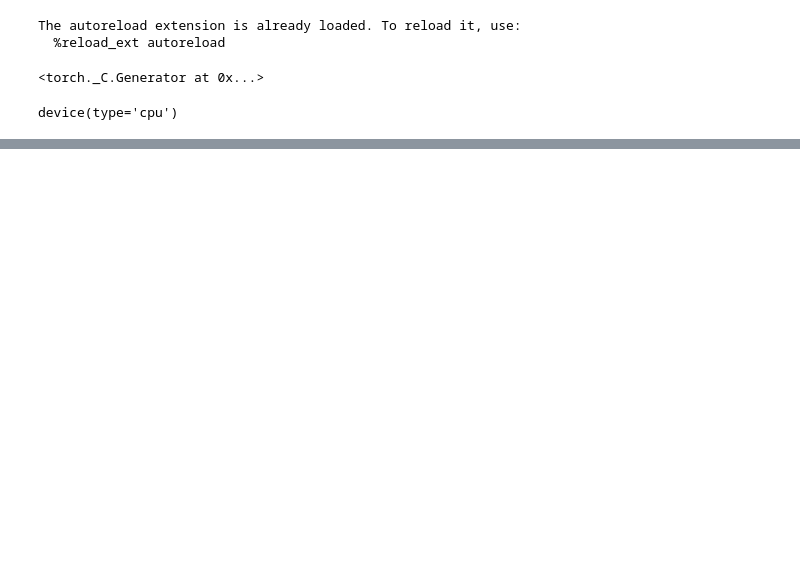
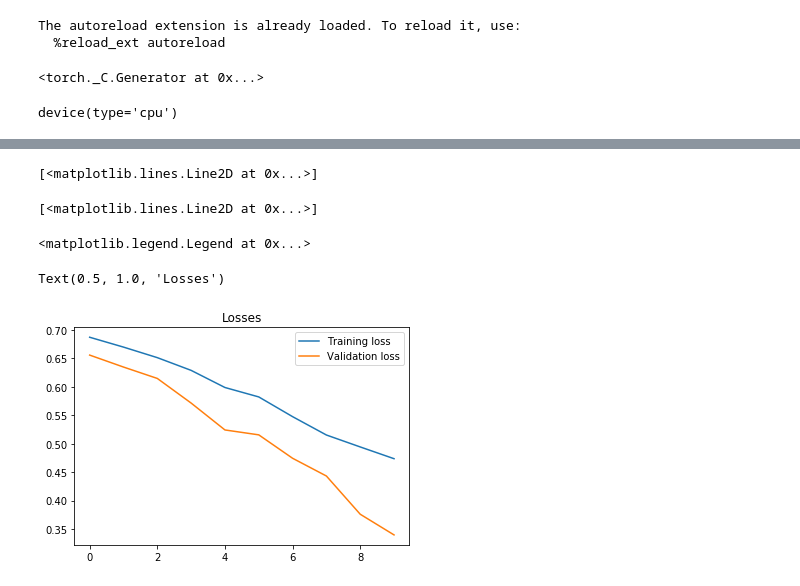
Before and after one commit to suhasgupta791/mids-w251-final-project, a Jupyter notebook: models/Tranformer_based/Bert_CNN_Modeling_Mac.ipynb, the cells around one changed output, grey strips where cells are left out. Cells and saved outputs as stored; diff of their text form; code cells hidden in the pictures; blank space fills up the shorter version.

Commit message:
Custom BERT CNN Model

```diff
--- a/models/Tranformer_based/Bert_CNN_Modeling_Mac.ipynb
+++ b/models/Tranformer_based/Bert_CNN_Modeling_Mac.ipynb
@@ -420,0 +228,4 @@ def generate_batch_data(x, y, batch_size):
+# %%
+y_train = targets_to_tensor(train_df)
+y_val = targets_to_tensor(valid_df)
+y_test = targets_to_tensor(test_df)
@@ -421,13 +276,6 @@ def generate_batch_data(x, y, batch_size):
 # %%
-##### Hyper Tuning
-# embed_num = len(train_dataset)
-# embed_dim = len(train_dataset[0][0])
-# class_num = 2
-# kernel_num = 3
-# kernel_sizes = [2, 3, 4]
-# dropout = 0.5
-# static = True
-
-# lr = 0.001
-# optimizer = torch.optim.Adam(BertCnnModel1.parameters(), lr=lr)
-# loss_fn = nn.BCELoss()
+n_epochs = 10
+batch_size = 10
+lr = 0.001
+optimizer = torch.optim.Adam(BertCnnModel.parameters(), lr=lr)
+loss_fn = nn.BCELoss()
@@ -436,16 +282,13 @@ def generate_batch_data(x, y, batch_size):
 # %%
 train_losses, val_losses = [], []
 
-for epoch in range(max_epochs):
+for epoch in range(n_epochs):
     start_time = time.time()
     train_loss = 0
 
-    BertCnnModel1.train(True)
-#     for sample in train_data_tokenized:
-#         y_pred = BertCnnModel1.forward(sample)
-    for x_batch, y_batch, batch in generate_batch_data(train_data_tokenized, train_labels, params['batch_size']):
-        print(x_batch)
-        y_pred = BertCnnModel1(x_batch)
+    BertCnnModel.train(True)
+    for x_batch, y_batch, batch in generate_batch_data(x_train, y_train, batch_size):
+        y_pred = BertCnnModel(x_batch)
         optimizer.zero_grad()
         loss = loss_fn(y_pred, y_batch)
         loss.backward()
@@ -456,11 +299,11 @@ for epoch in range(max_epochs):
     train_losses.append(train_loss)
     elapsed = time.time() - start_time
 
-    BertCnnModel1.eval() # disable dropout for deterministic output
+    BertCnnModel.eval() # disable dropout for deterministic output
     with torch.no_grad(): # deactivate autograd engine to reduce memory usage and speed up computations
         val_loss, batch = 0, 1
-        for x_batch, y_batch, batch in generate_batch_data(x_val, y_val, batch_size):
-            y_pred = BertCnnModel1(x_batch)
+        for x_batch, y_batch, batch in generate_batch_data(x_train, y_train, batch_size):
+            y_pred = BertCnnModel(x_batch)
             loss = loss_fn(y_pred, y_batch)
             val_loss += loss.item()
         val_loss /= batch
@@ -491,0 +410,11 @@ ValueError: Wrong shape for input_ids (shape torch.Size([64])) or attention_mask
+# %%
+plt.plot(train_losses, label="Training loss")
+plt.plot(val_losses, label="Validation loss")
+plt.legend()
+plt.title("Losses")
+# %% [output]
+[<matplotlib.lines.Line2D at 0x...>]
+[<matplotlib.lines.Line2D at 0x...>]
+<matplotlib.legend.Legend at 0x...>
+Text(0.5, 1.0, 'Losses')
+[figure, added]
```
Also changed, not shown: parts of 43 cells of this notebook.
